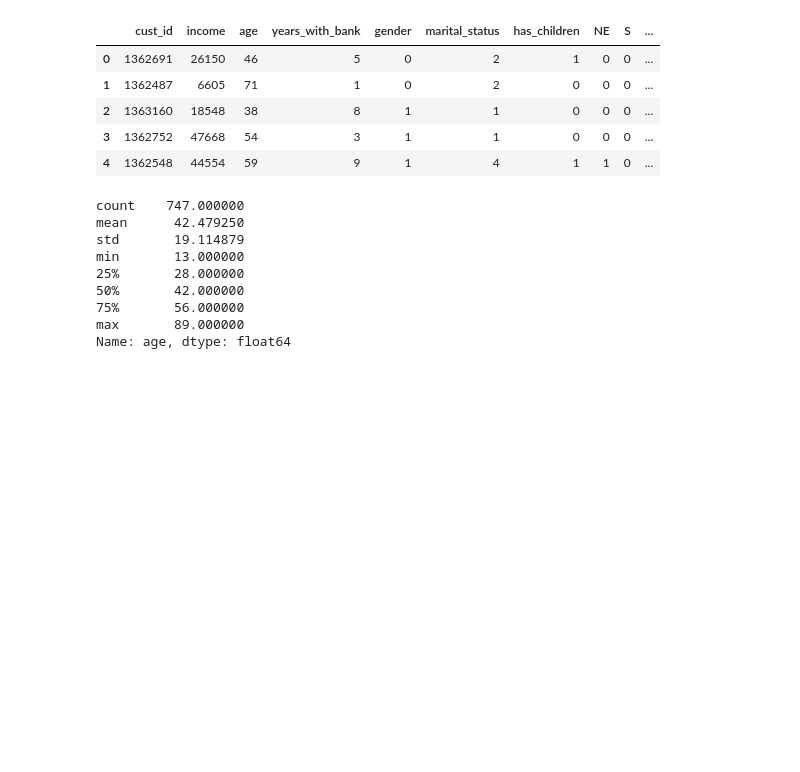
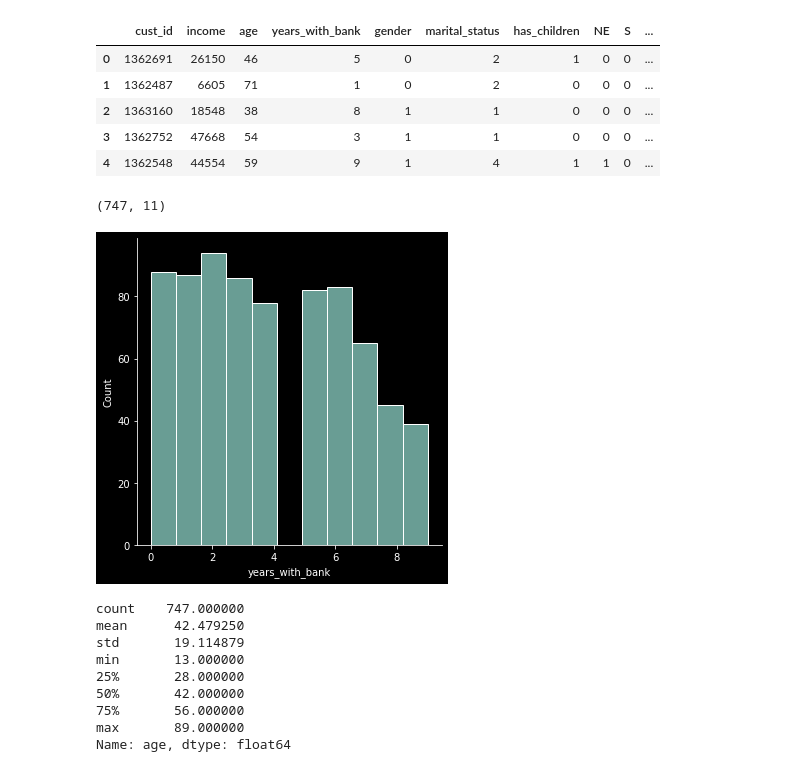
Before and after one commit to jsilke/customer_segmentation, a Jupyter notebook: mini-project-III.ipynb, the cells around one changed output. Drawn from its saved outputs; the diff is of its cells as text; code cells hidden in the pictures; blank space fills up the shorter version.

```diff
--- a/mini-project-III.ipynb
+++ b/mini-project-III.ipynb
@@ -340,7 +265,8 @@ customers['log10_income'].value_counts()
  4.252246      1
 Name: log10_income, Length: 640, dtype: int64
 # %%
-customers.loc[np.isneginf(customers['log10_income']), 'log10_income'] = 0
+row_selector = np.isneginf(customers['log10_income']) # setup row selection to replace -inf with 0.
+customers.loc[row_selector, 'log10_income'] = 0
 # %%
 sns.displot(customers['log10_income'], kde=True)
 # %% [output]
@@ -360,6 +286,12 @@ customers.head()
 | 2 | 1363160 | 18548 | 38 | 8 | 1 | 1 | 0 | 0 | 0 | ... |
 | 3 | 1362752 | 47668 | 54 | 3 | 1 | 1 | 0 | 0 | 0 | ... |
 | 4 | 1362548 | 44554 | 59 | 9 | 1 | 4 | 1 | 1 | 0 | ... |
+# %%
+sns.displot(customers['years_with_bank'])
+customers.shape
+# %% [output]
+(747, 11)
+[figure, added]
 # %%
 customers.age.describe()
 # %% [output]
```
Also changed, not shown: parts of 61 cells of this notebook.
